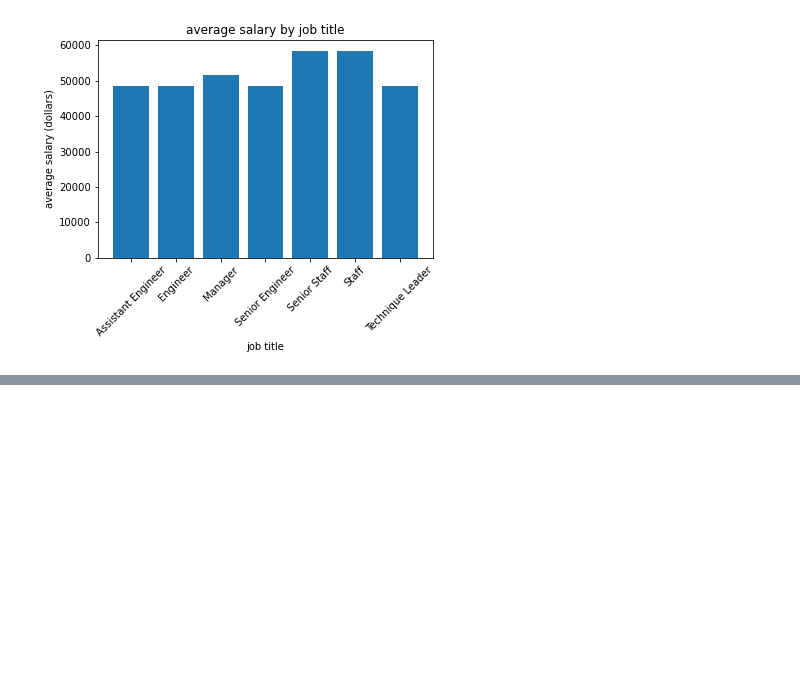
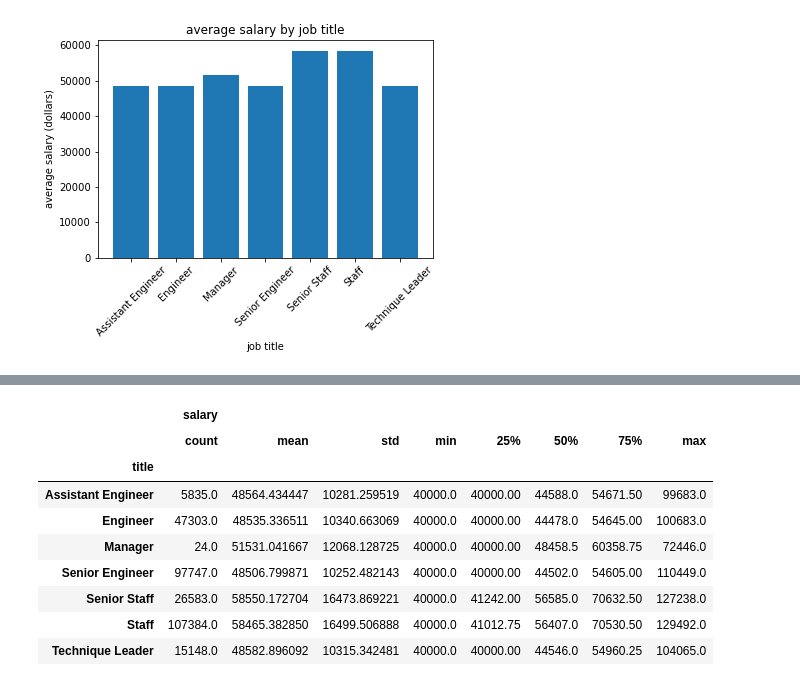
Before and after one commit to sarahDH615/sql_challenge, a Jupyter notebook: employeesql/salary_analysis.ipynb, the cells around one changed output, grey strips where cells are left out. Drawn from its saved outputs; the diff is of its cells as text; code cells hidden in the pictures; blank space fills up the shorter version.

```diff
--- a/employeesql/salary_analysis.ipynb
+++ b/employeesql/salary_analysis.ipynb
@@ -73,3 +73,14 @@ plt.xticks(x_axis, rotation=45)
 plt.show()
 # %% [output]
 [figure]
+# %%
+#create a df from a sql query getting job titles for salaries over 50000
+high_titles_salaries_df = pd.read_sql_query('select salaries.salary, employees.emp_title_id, titles.title '
+                        'from salaries '
+                        'join employees '
+                        'on employees.emp_no = salaries.emp_no '
+                        'join titles '
+                        'on employees.emp_title_id = titles.title_id '
+                        'where salary > 50000', connection);
+pd.set_option('display.expand_frame_repr', False);
+high_titles_salaries_df['title'].value_counts()
@@ -76,3 +96,24 @@ plt.show()
+# %%
+#create a df from a sql query getting job titles for all salaries
+all_titles_salaries_df = pd.read_sql_query('select salaries.salary, employees.emp_title_id, titles.title '
+                        'from salaries '
+                        'join employees '
+                        'on employees.emp_no = salaries.emp_no '
+                        'join titles '
+                        'on employees.emp_title_id = titles.title_id ', connection);
+pd.set_option('display.expand_frame_repr', False);
+all_titles_salaries_df.groupby('title').describe()
+# %% [output]
+|  | salary |  |  |  |  |  |  |  |
+|  | count | mean | std | min | 25% | 50% | 75% | max |
+| title |  |  |  |  |  |  |  |  |
+| Assistant Engineer | 5835.0 | 48564.434447 | 10281.259519 | 40000.0 | 40000.00 | 44588.0 | 54671.50 | 99683.0 |
+| Engineer | 47303.0 | 48535.336511 | 10340.663069 | 40000.0 | 40000.00 | 44478.0 | 54645.00 | 100683.0 |
+| Manager | 24.0 | 51531.041667 | 12068.128725 | 40000.0 | 40000.00 | 48458.5 | 60358.75 | 72446.0 |
+| Senior Engineer | 97747.0 | 48506.799871 | 10252.482143 | 40000.0 | 40000.00 | 44502.0 | 54605.00 | 110449.0 |
+| Senior Staff | 26583.0 | 58550.172704 | 16473.869221 | 40000.0 | 41242.00 | 56585.0 | 70632.50 | 127238.0 |
+| Staff | 107384.0 | 58465.382850 | 16499.506888 | 40000.0 | 41012.75 | 56407.0 | 70530.50 | 129492.0 |
+| Technique Leader | 15148.0 | 48582.896092 | 10315.342481 | 40000.0 | 40000.00 | 44546.0 | 54960.25 | 104065.0 |
 # %%
 # Close the database connection
 connection.close();
```
Also changed, not shown: parts of 1 cell of this notebook, 1 other file.
